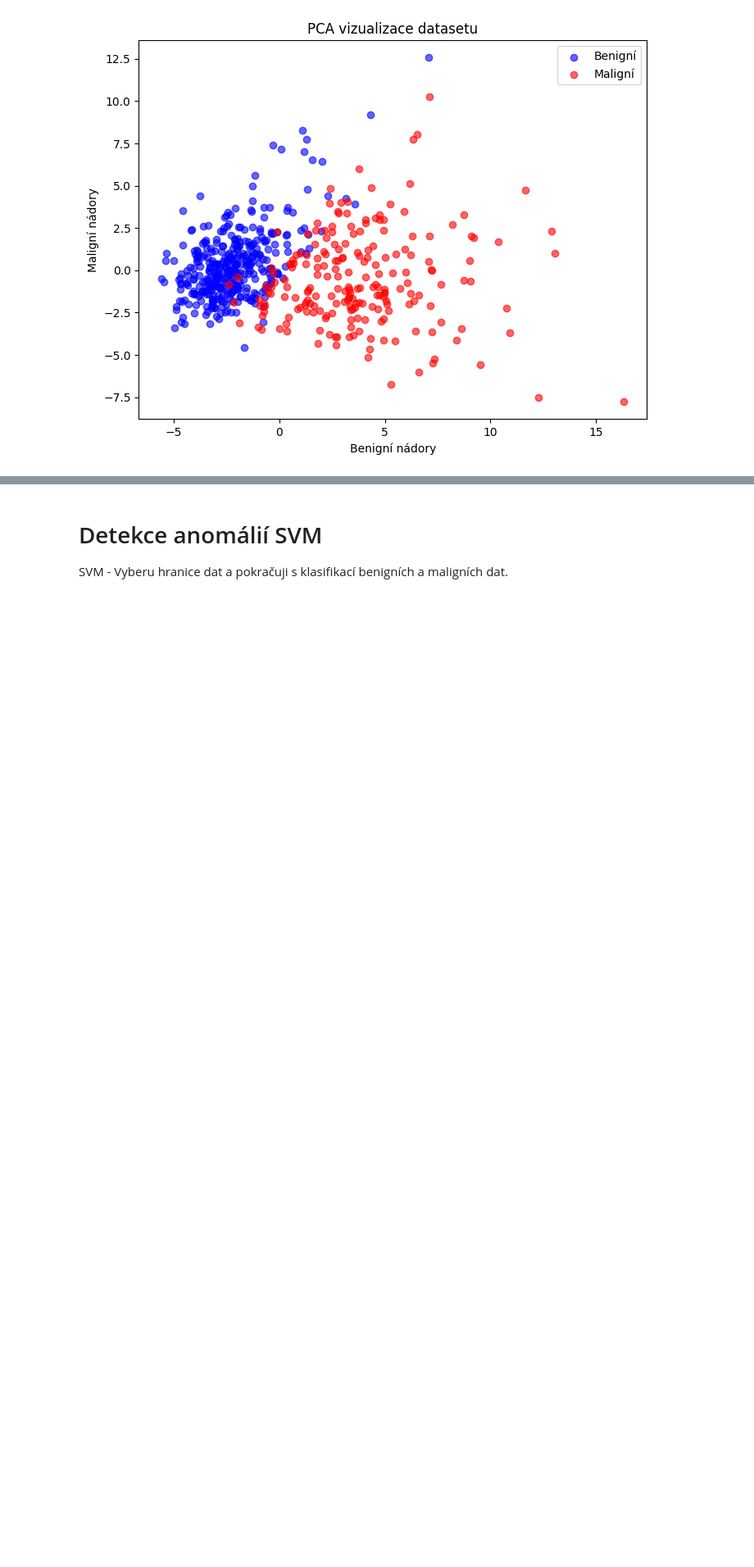
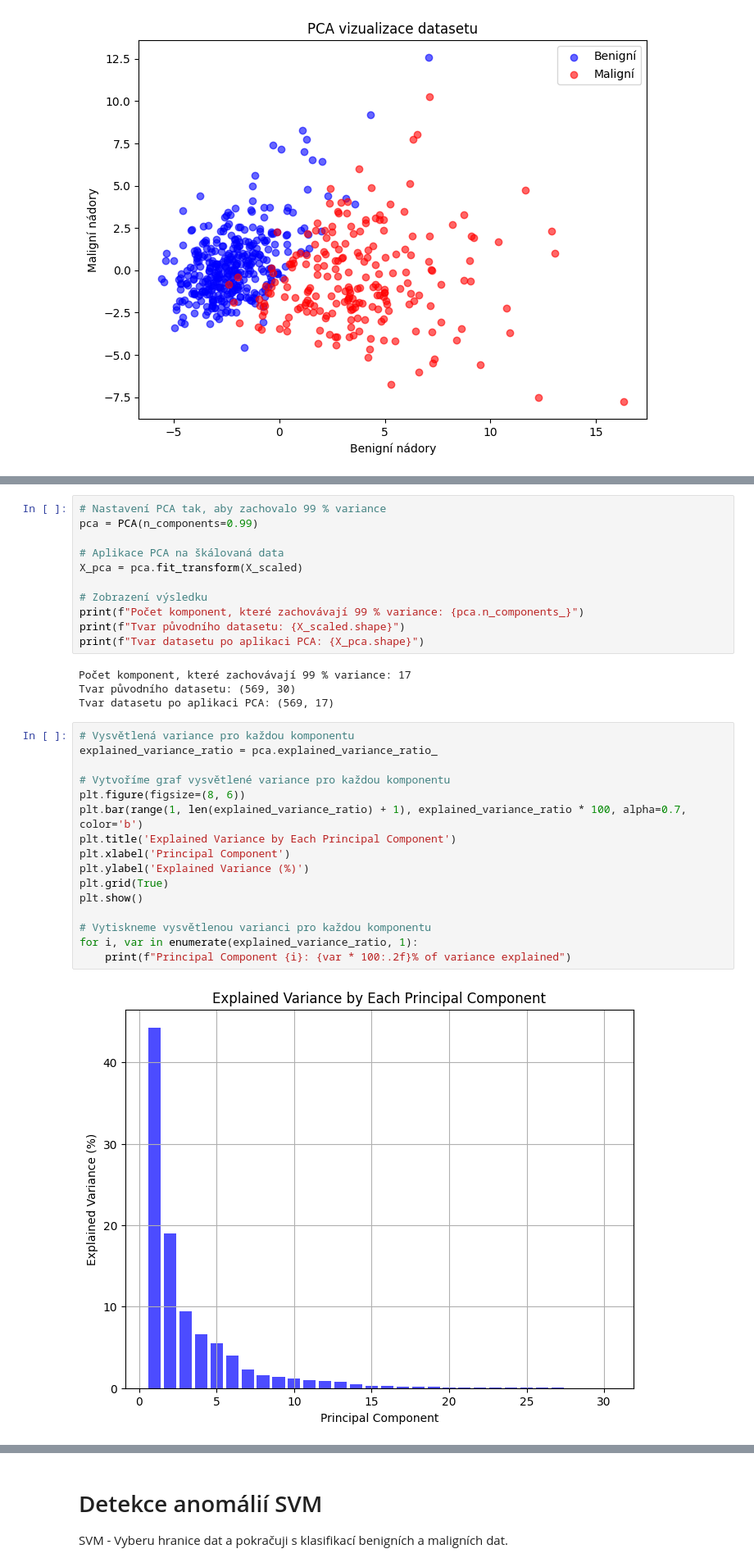
Before and after one commit to MariaSzighardtova/archive, a Jupyter notebook: breast_cancer_wisconsin.ipynb, the cells around one changed output, grey strips where cells are left out. Shown at 82% size. Saved outputs shown, nothing was run; the diff lists cells and outputs as text; blank space fills up the shorter version.

```diff
--- a/breast_cancer_wisconsin.ipynb
+++ b/breast_cancer_wisconsin.ipynb
@@ -250,0 +303,33 @@ plt.show()
+# %%
+# Nastavení PCA tak, aby zachovalo 99 % variance
+pca = PCA(n_components=0.99)
+
+# Aplikace PCA na škálovaná data
+X_pca = pca.fit_transform(X_scaled)
+
+# Zobrazení výsledku
+print(f"Počet komponent, které zachovávají 99 % variance: {pca.n_components_}")
+print(f"Tvar původního datasetu: {X_scaled.shape}")
+print(f"Tvar datasetu po aplikaci PCA: {X_pca.shape}")
+# %% [output]
+Počet komponent, které zachovávají 99 % variance: 17
+Tvar původního datasetu: (569, 30)
+Tvar datasetu po aplikaci PCA: (569, 17)
+# %%
+# Vysvětlená variance pro každou komponentu
+explained_variance_ratio = pca.explained_variance_ratio_
+
+# Vytvoříme graf vysvětlené variance pro každou komponentu
+plt.figure(figsize=(8, 6))
+plt.bar(range(1, len(explained_variance_ratio) + 1), explained_variance_ratio * 100, alpha=0.7, color='b')
+plt.title('Explained Variance by Each Principal Component')
+plt.xlabel('Principal Component')
+plt.ylabel('Explained Variance (%)')
+plt.grid(True)
+plt.show()
+
+# Vytiskneme vysvětlenou varianci pro každou komponentu
+for i, var in enumerate(explained_variance_ratio, 1):
+    print(f"Principal Component {i}: {var * 100:.2f}% of variance explained")
+# %% [output]
+[figure, added]
```
Also changed, not shown: parts of 13 cells of this notebook.
